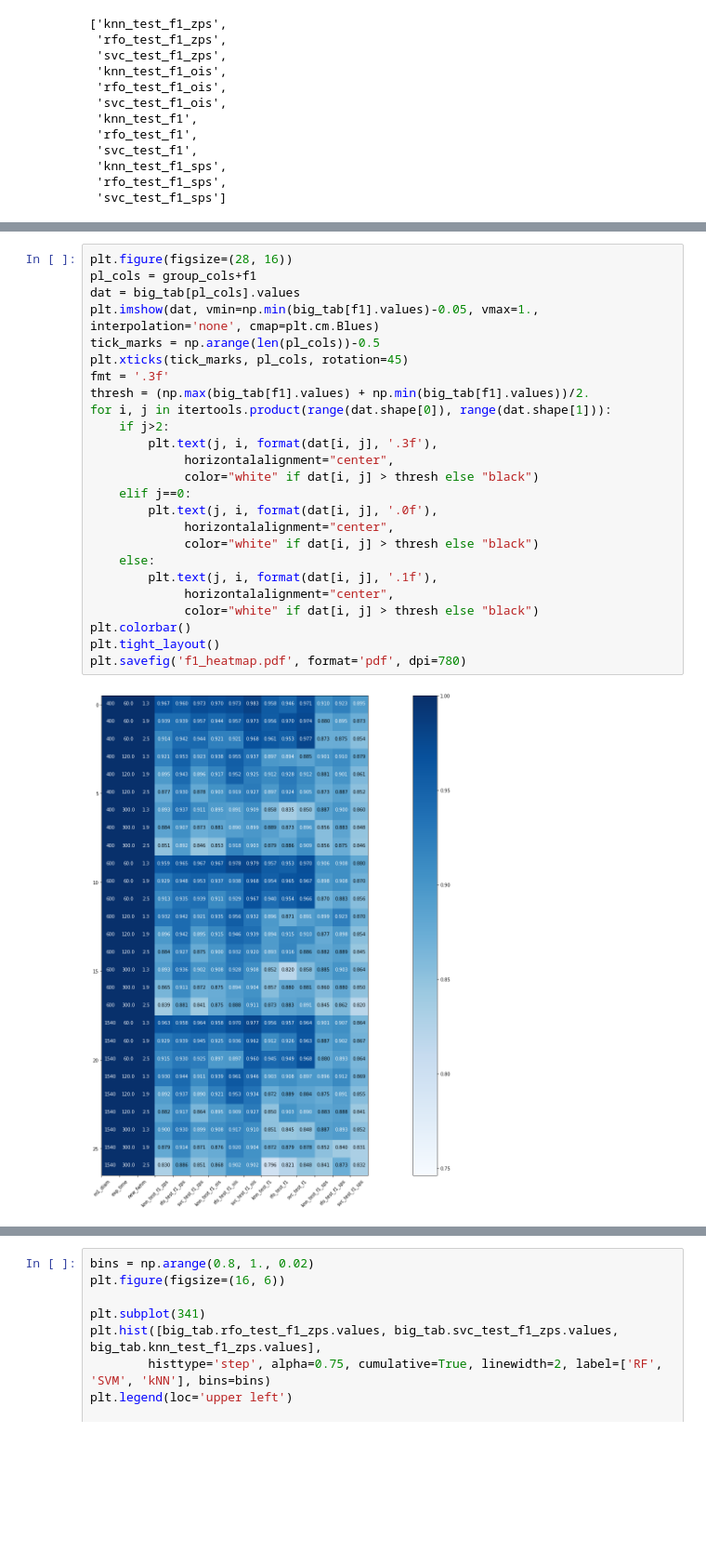
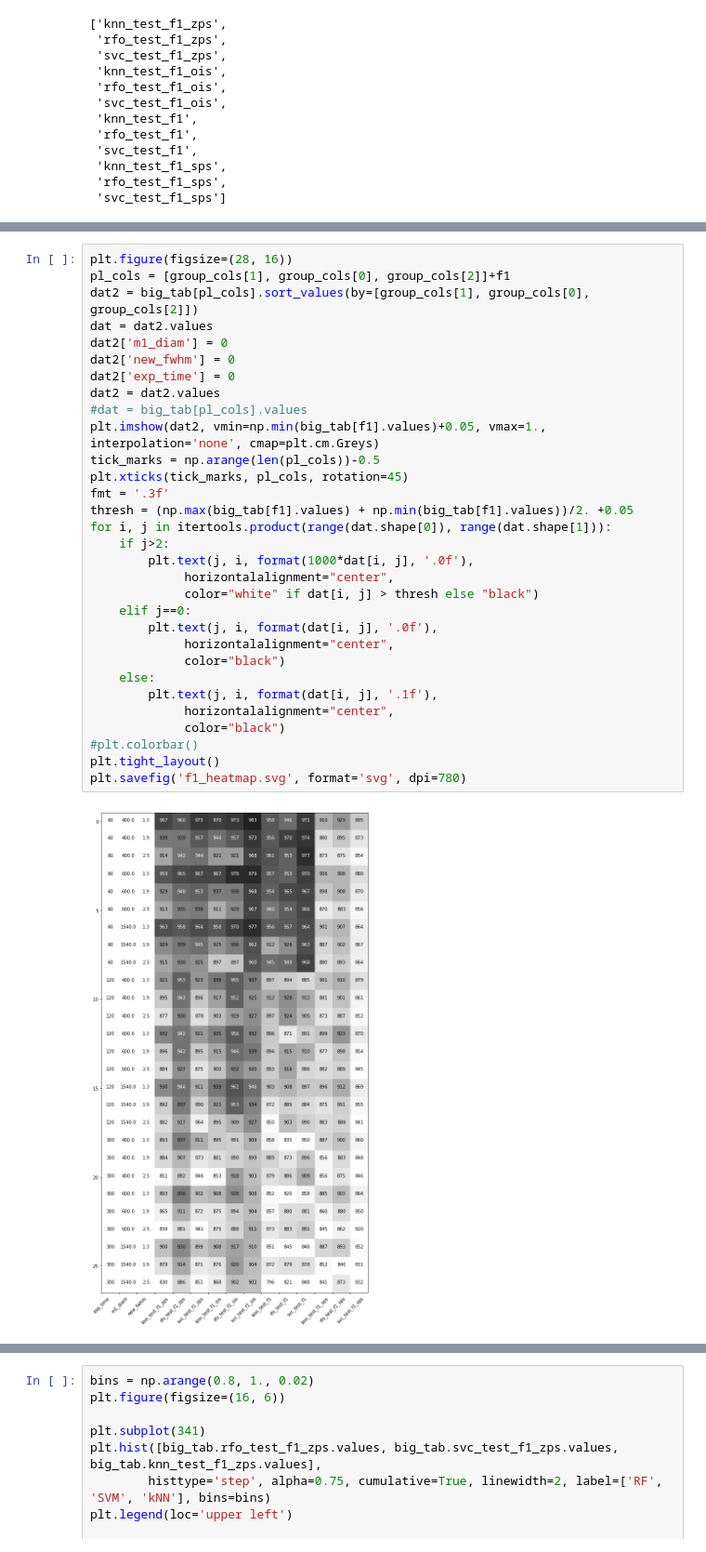
Before and after one commit to BrunoSanchez/RBMLearning, a Jupyter notebook: piramid/ml_analysis.ipynb, the cells around one changed output, grey strips where cells are left out. Shown at 93% size. Cells and saved outputs as stored; diff of their text form; blank space fills up the shorter version.

```diff
--- a/piramid/ml_analysis.ipynb
+++ b/piramid/ml_analysis.ipynb
@@ -196,29 +200,35 @@ f1
 # %%
 plt.figure(figsize=(28, 16))
-pl_cols = group_cols+f1
-dat = big_tab[pl_cols].values
-plt.imshow(dat, vmin=np.min(big_tab[f1].values)-0.05, vmax=1., interpolation='none', cmap=plt.cm.Blues)
+pl_cols = [group_cols[1], group_cols[0], group_cols[2]]+f1
+dat2 = big_tab[pl_cols].sort_values(by=[group_cols[1], group_cols[0], group_cols[2]])
+dat = dat2.values
+dat2['m1_diam'] = 0
+dat2['new_fwhm'] = 0
+dat2['exp_time'] = 0
+dat2 = dat2.values
+#dat = big_tab[pl_cols].values
+plt.imshow(dat2, vmin=np.min(big_tab[f1].values)+0.05, vmax=1., interpolation='none', cmap=plt.cm.Greys)
 tick_marks = np.arange(len(pl_cols))-0.5
 plt.xticks(tick_marks, pl_cols, rotation=45)
 fmt = '.3f'
-thresh = (np.max(big_tab[f1].values) + np.min(big_tab[f1].values))/2.
+thresh = (np.max(big_tab[f1].values) + np.min(big_tab[f1].values))/2. +0.05
 for i, j in itertools.product(range(dat.shape[0]), range(dat.shape[1])):
     if j>2:
-        plt.text(j, i, format(dat[i, j], '.3f'),
+        plt.text(j, i, format(1000*dat[i, j], '.0f'),
              horizontalalignment="center",
              color="white" if dat[i, j] > thresh else "black")
     elif j==0:
         plt.text(j, i, format(dat[i, j], '.0f'),
              horizontalalignment="center",
-             color="white" if dat[i, j] > thresh else "black")
+             color="black")
     else:
         plt.text(j, i, format(dat[i, j], '.1f'),
              horizontalalignment="center",
-             color="white" if dat[i, j] > thresh else "black")
-plt.colorbar()
+             color="black")
+#plt.colorbar()
 plt.tight_layout()
-plt.savefig('f1_heatmap.pdf', format='pdf', dpi=780)
+plt.savefig('f1_heatmap.svg', format='svg', dpi=780)
 # %% [output]
-[figure, old version]
+[figure, new version]
 # %%
 import seaborn as sns
```
Also changed, not shown: parts of 3 cells of this notebook, 1 other file.
